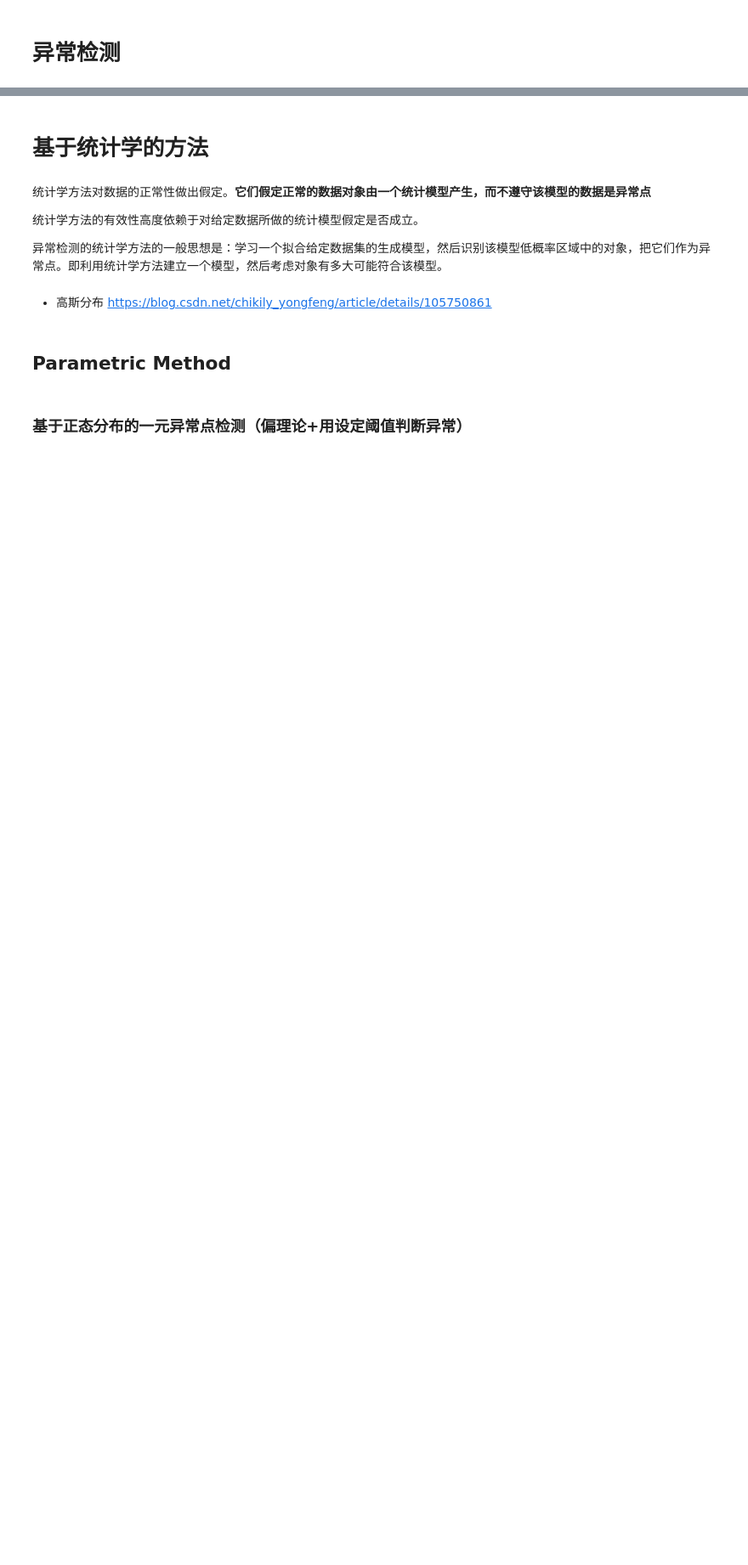
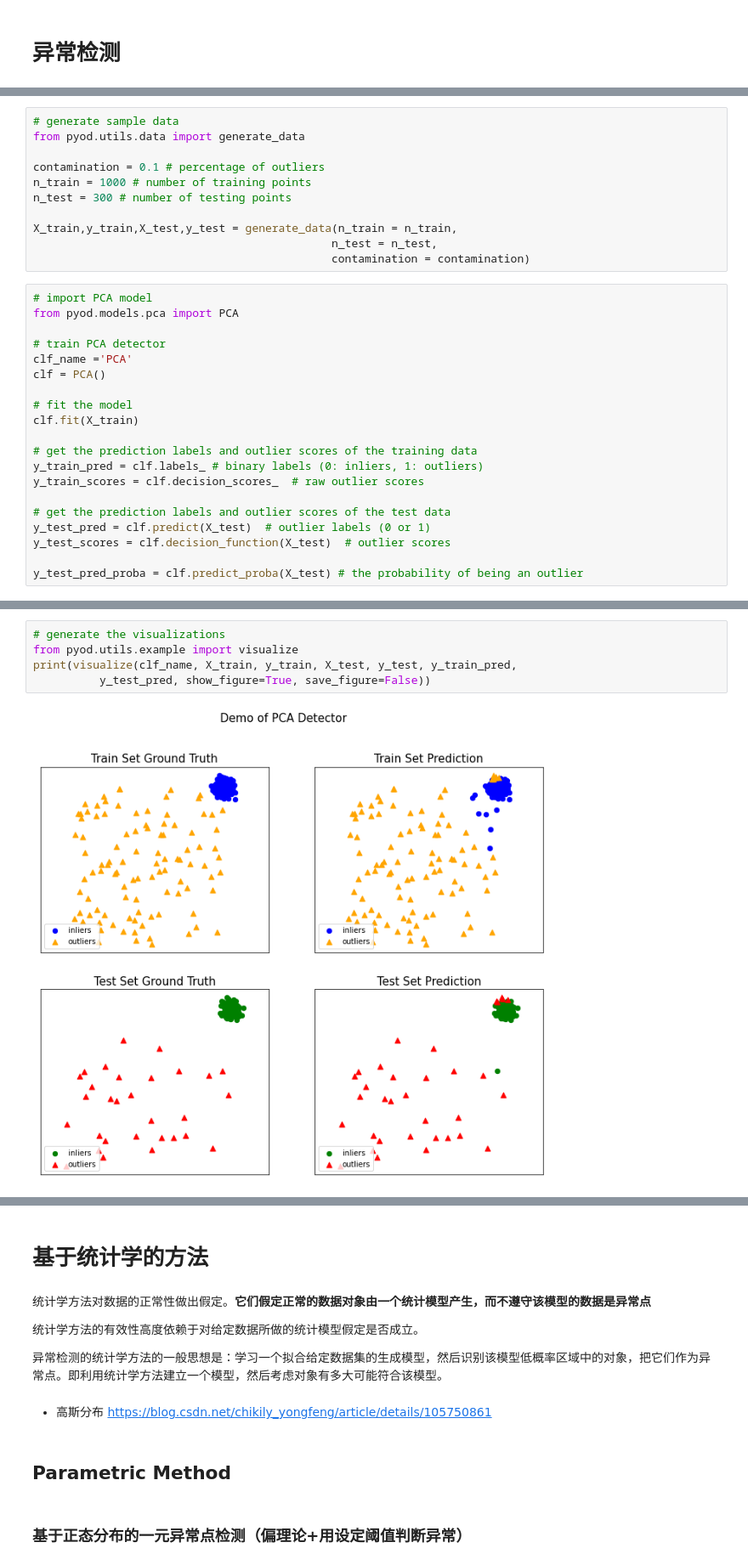
Before and after one commit to zzzaaannn/team-learning-data-mining, a Jupyter notebook: AnomalyDetection/HW-AnomalyDetection.ipynb, the cells around one changed output, grey strips where cells are left out. Shown at 85% size. Drawn from its saved outputs; the diff is of its cells as text; blank space fills up the shorter version.

```diff
--- a/AnomalyDetection/HW-AnomalyDetection.ipynb
+++ b/AnomalyDetection/HW-AnomalyDetection.ipynb
@@ -22,0 +22,31 @@ Note: you may need to restart the kernel to use updated packages.
+# %%
+# generate sample data
+from pyod.utils.data import generate_data
+
+contamination = 0.1 # percentage of outliers
+n_train = 1000 # number of training points
+n_test = 300 # number of testing points
+
+X_train,y_train,X_test,y_test = generate_data(n_train = n_train,
+                                             n_test = n_test,
+                                             contamination = contamination)
+# %%
+# import PCA model
+from pyod.models.pca import PCA
+
+# train PCA detector
+clf_name ='PCA'
+clf = PCA()
+
+# fit the model
+clf.fit(X_train)
+
+# get the prediction labels and outlier scores of the training data
+y_train_pred = clf.labels_ # binary labels (0: inliers, 1: outliers)
+y_train_scores = clf.decision_scores_  # raw outlier scores
+
+# get the prediction labels and outlier scores of the test data
+y_test_pred = clf.predict(X_test)  # outlier labels (0 or 1)
+y_test_scores = clf.decision_function(X_test)  # outlier scores
+
+y_test_pred_proba = clf.predict_proba(X_test) # the probability of being an outlier
@@ -22,0 +68,7 @@ Note: you may need to restart the kernel to use updated packages.
+# %%
+# generate the visualizations
+from pyod.utils.example import visualize
+print(visualize(clf_name, X_train, y_train, X_test, y_test, y_train_pred,
+          y_test_pred, show_figure=True, save_figure=False))
+# %% [output]
+[figure, added]
```
Also changed, not shown: parts of 7 cells of this notebook.
